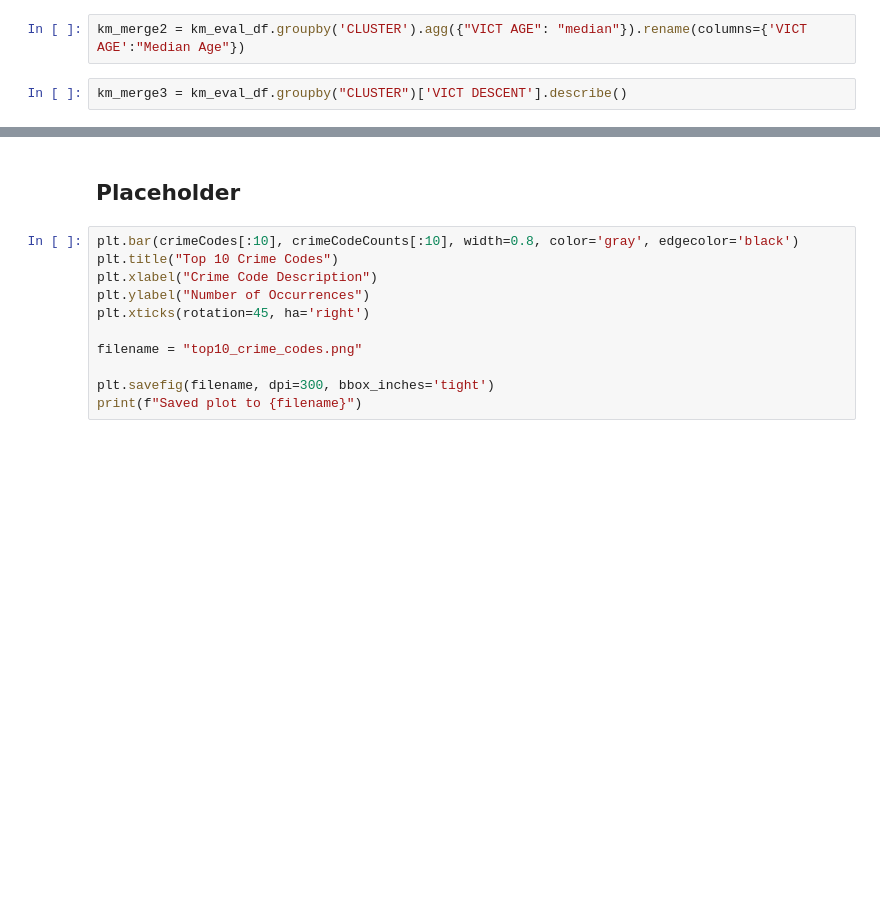
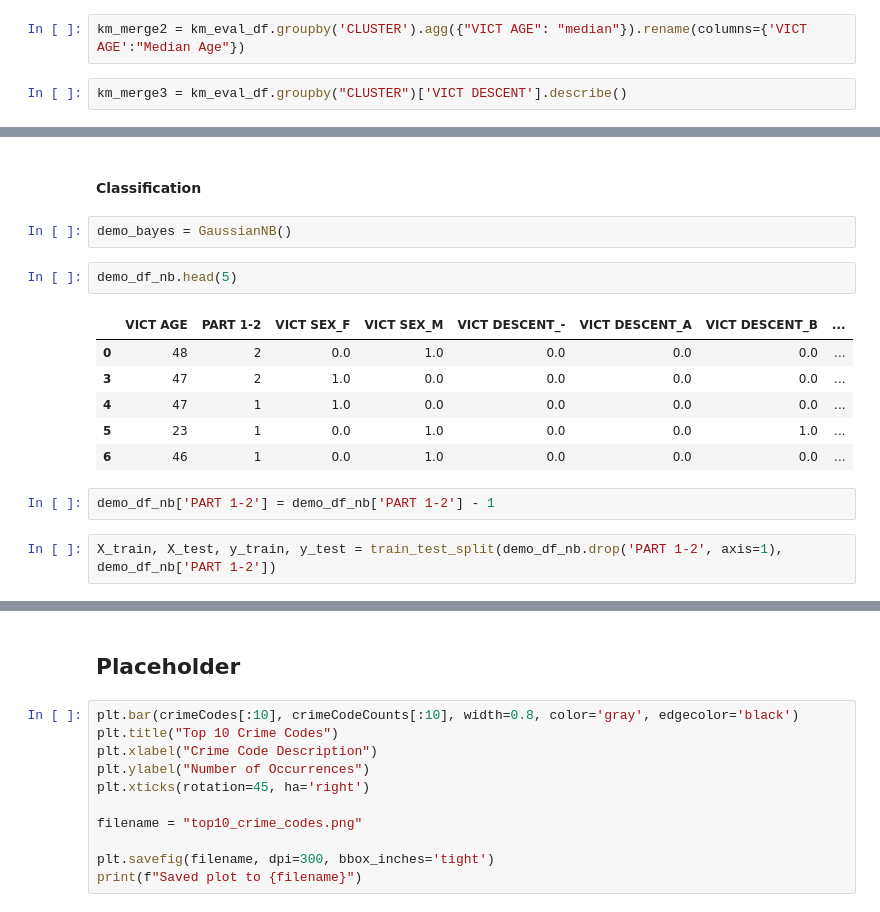
Before and after one commit to trentbrivers/LA_Crime_Data_Mining, a Jupyter notebook: projwork.ipynb, the cells around one changed output, grey strips where cells are left out. Saved outputs shown, nothing was run; the diff lists cells and outputs as text; blank space fills up the shorter version.

```diff
--- a/projwork.ipynb
+++ b/projwork.ipynb
@@ -662,0 +676,17 @@ dtype: int64
+# %% [markdown]
+#### Classification
+# %%
+demo_bayes = GaussianNB()
+# %%
+demo_df_nb.head(5)
+# %% [output]
+|  | VICT AGE | PART 1-2 | VICT SEX_F | VICT SEX_M | VICT DESCENT_- | VICT DESCENT_A | VICT DESCENT_B | ... |
+| 0 | 48 | 2 | 0.0 | 1.0 | 0.0 | 0.0 | 0.0 | ... |
+| 3 | 47 | 2 | 1.0 | 0.0 | 0.0 | 0.0 | 0.0 | ... |
+| 4 | 47 | 1 | 1.0 | 0.0 | 0.0 | 0.0 | 0.0 | ... |
+| 5 | 23 | 1 | 0.0 | 1.0 | 0.0 | 0.0 | 1.0 | ... |
+| 6 | 46 | 1 | 0.0 | 1.0 | 0.0 | 0.0 | 0.0 | ... |
+# %%
+demo_df_nb['PART 1-2'] = demo_df_nb['PART 1-2'] - 1
+# %%
+X_train, X_test, y_train, y_test = train_test_split(demo_df_nb.drop('PART 1-2', axis=1), demo_df_nb['PART 1-2'])
```
Also changed, not shown: parts of 15 cells of this notebook.
